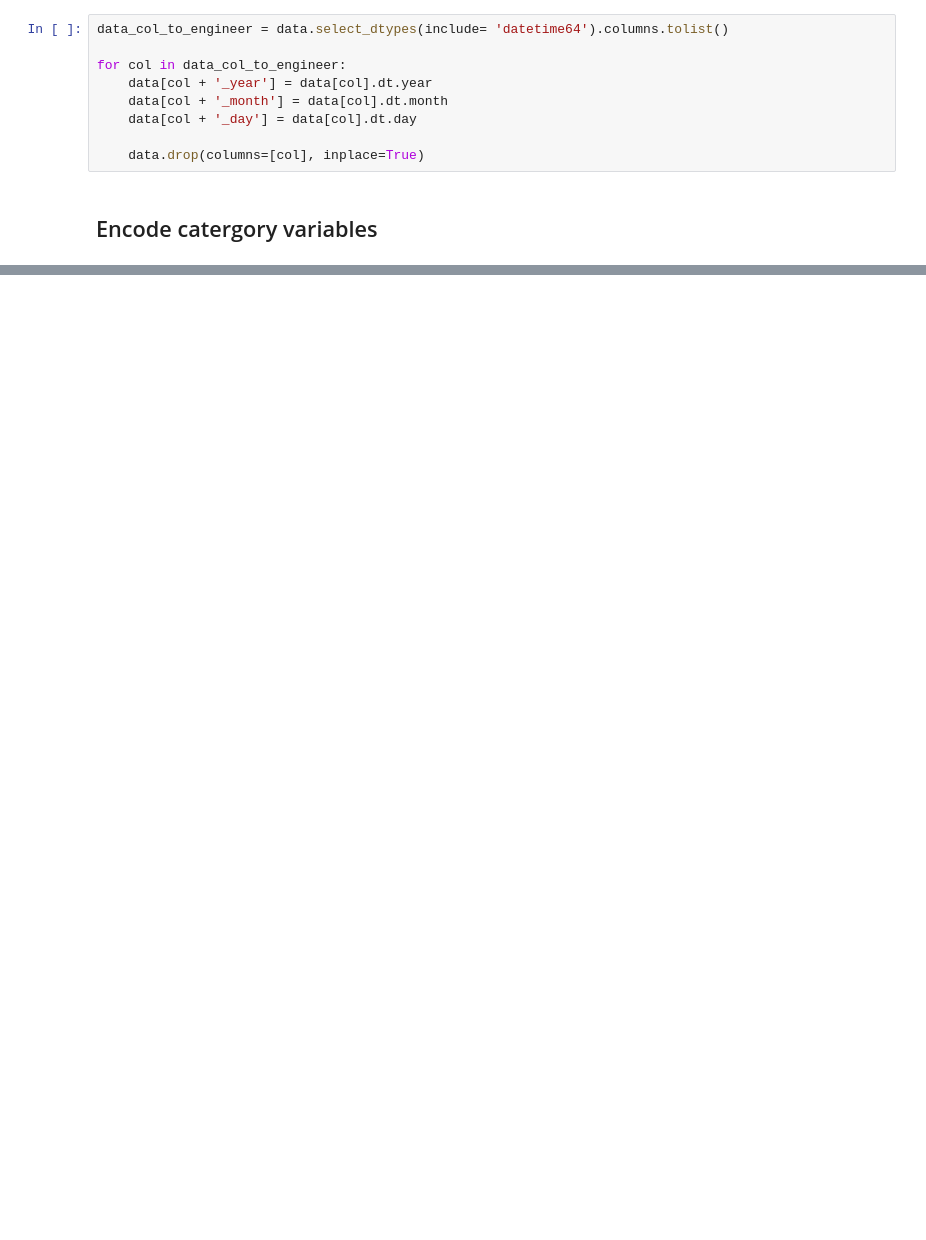
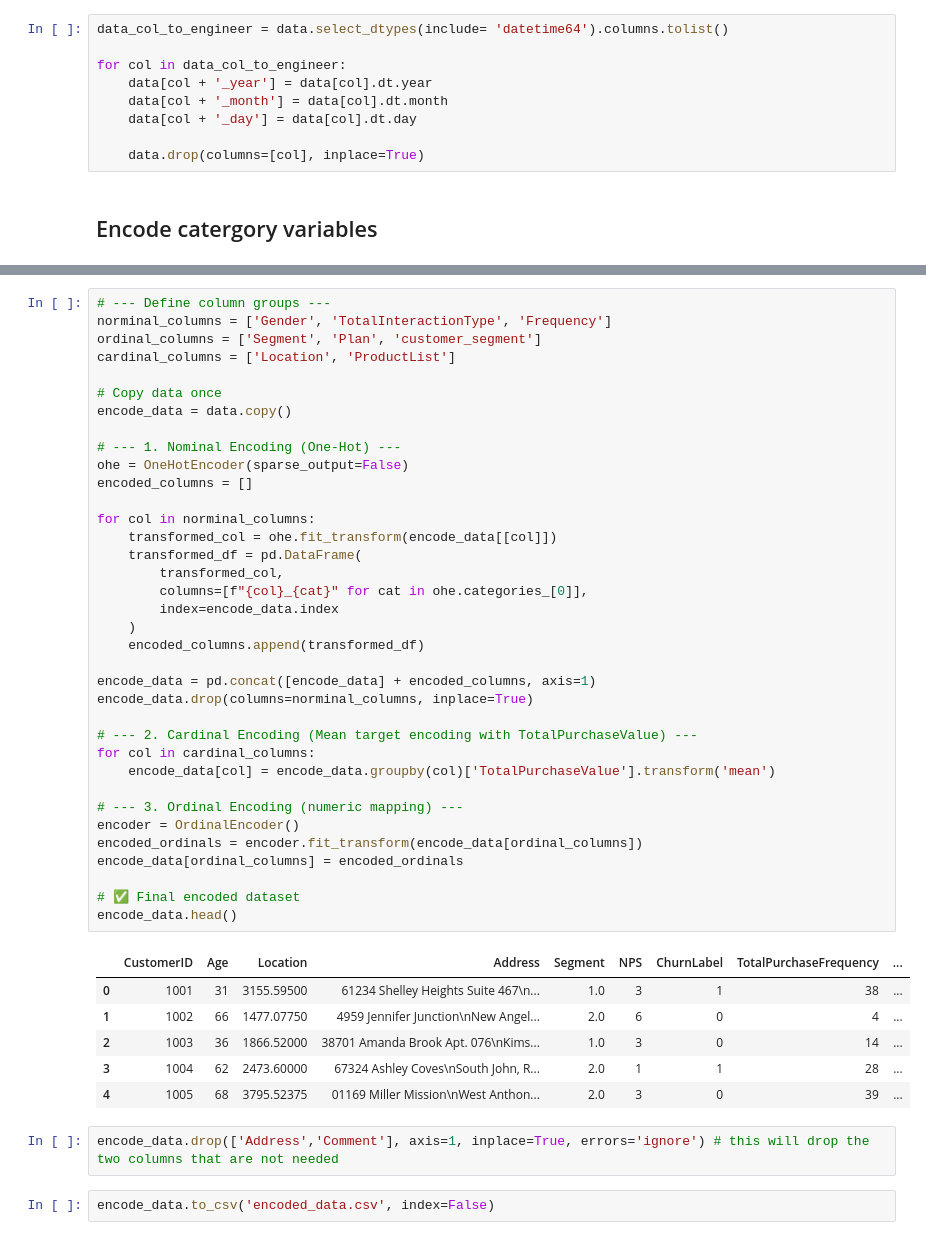
Before and after one commit to candor-tech/Churn, a Jupyter notebook: DataCleaning/Clean.ipynb, the cells around one changed output, grey strips where cells are left out. Drawn from its saved outputs; the diff is of its cells as text; blank space fills up the shorter version.

```diff
--- a/DataCleaning/Clean.ipynb
+++ b/DataCleaning/Clean.ipynb
@@ -250,0 +237,47 @@ data.select_dtypes(include='object')
+# %%
+# --- Define column groups ---
+norminal_columns = ['Gender', 'TotalInteractionType', 'Frequency']
+ordinal_columns = ['Segment', 'Plan', 'customer_segment']
+cardinal_columns = ['Location', 'ProductList']
+
+# Copy data once
+encode_data = data.copy()
+
+# --- 1. Nominal Encoding (One-Hot) ---
+ohe = OneHotEncoder(sparse_output=False)
+encoded_columns = []
+
+for col in norminal_columns:
+    transformed_col = ohe.fit_transform(encode_data[[col]])
+    transformed_df = pd.DataFrame(
+        transformed_col,
+        columns=[f"{col}_{cat}" for cat in ohe.categories_[0]],
+        index=encode_data.index
+    )
+    encoded_columns.append(transformed_df)
+
+encode_data = pd.concat([encode_data] + encoded_columns, axis=1)
+encode_data.drop(columns=norminal_columns, inplace=True)
+
+# --- 2. Cardinal Encoding (Mean target encoding with TotalPurchaseValue) ---
+for col in cardinal_columns:
+    encode_data[col] = encode_data.groupby(col)['TotalPurchaseValue'].transform('mean')
+
+# --- 3. Ordinal Encoding (numeric mapping) ---
+encoder = OrdinalEncoder()
+encoded_ordinals = encoder.fit_transform(encode_data[ordinal_columns])
+encode_data[ordinal_columns] = encoded_ordinals
+
+# ✅ Final encoded dataset
+encode_data.head()
+# %% [output]
+|  | CustomerID | Age | Location | Address | Segment | NPS | ChurnLabel | TotalPurchaseFrequency | ... |
+| 0 | 1001 | 31 | 3155.59500 | 61234 Shelley Heights Suite 467\n... | 1.0 | 3 | 1 | 38 | ... |
+| 1 | 1002 | 66 | 1477.07750 | 4959 Jennifer Junction\nNew Angel... | 2.0 | 6 | 0 | 4 | ... |
+| 2 | 1003 | 36 | 1866.52000 | 38701 Amanda Brook Apt. 076\nKims... | 1.0 | 3 | 0 | 14 | ... |
+| 3 | 1004 | 62 | 2473.60000 | 67324 Ashley Coves\nSouth John, R... | 2.0 | 1 | 1 | 28 | ... |
+| 4 | 1005 | 68 | 3795.52375 | 01169 Miller Mission\nWest Anthon... | 2.0 | 3 | 0 | 39 | ... |
+# %%
+encode_data.drop(['Address','Comment'], axis=1, inplace=True, errors='ignore') # this will drop the two columns that are not needed
+# %%
+encode_data.to_csv('encoded_data.csv', index=False)
```
Also changed, not shown: parts of 31 cells of this notebook, 13 other files.
